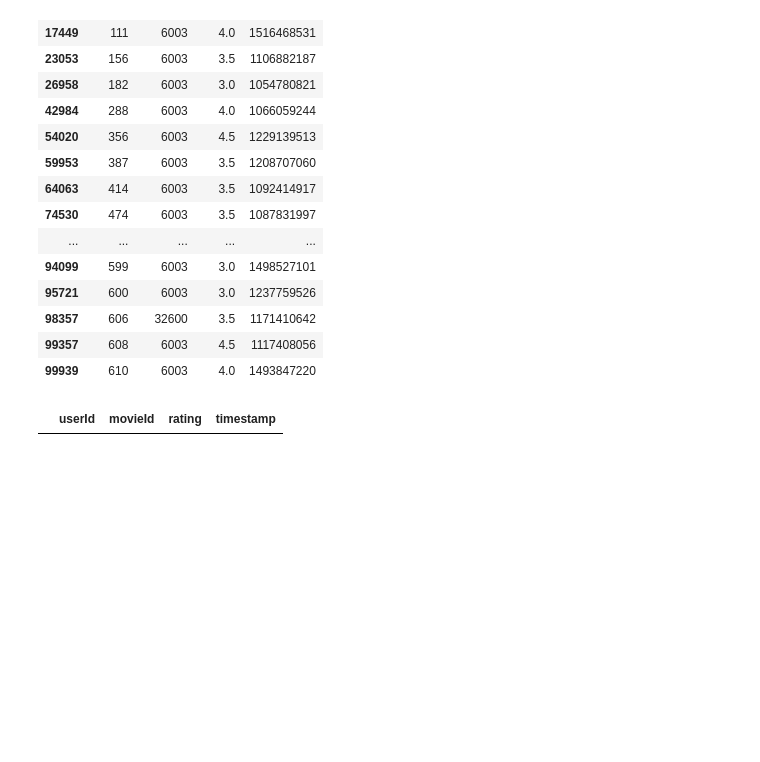
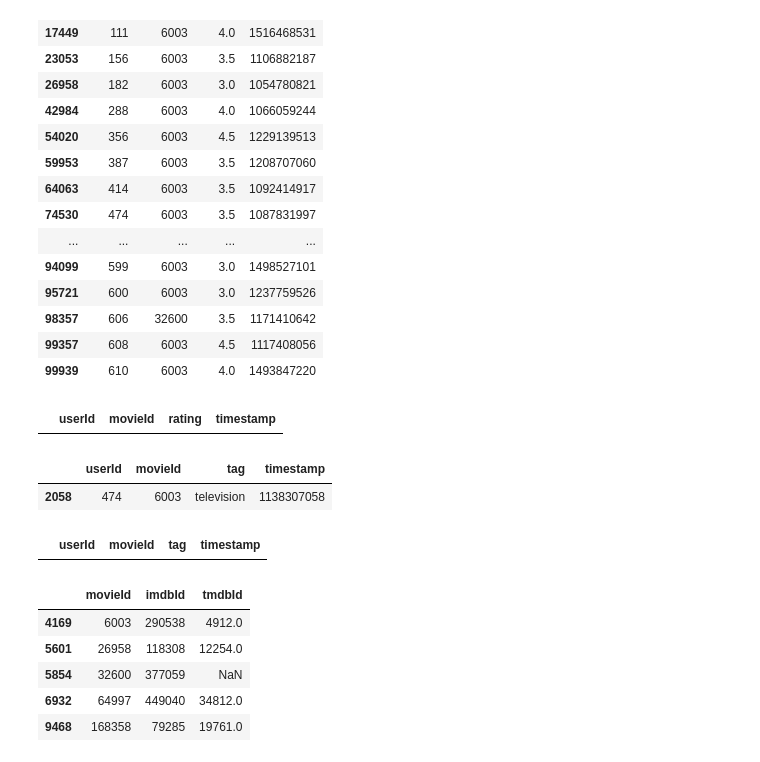
Before and after one commit to basamg912/item_based-recommendation-system, a Jupyter notebook: notebooks/item_based_CF.ipynb, the cells around one changed output. Saved outputs shown, nothing was run; the diff lists cells and outputs as text; code cells hidden in the pictures; blank space fills up the shorter version.

```diff
--- a/notebooks/item_based_CF.ipynb
+++ b/notebooks/item_based_CF.ipynb
@@ -9,12 +9,14 @@ data_path = Path("../data")
 movie_path = f"{data_path}/movies.csv"
 rating_path = f"{data_path}/ratings.csv"
 tag_path = f"{data_path}/tags.csv"
+link_path = f"{data_path}/links.csv"
 # %%
 import pandas as pd
 
 movies_df = pd.read_csv(movie_path)
 ratings_df = pd.read_csv(rating_path)
 tags_df = pd.read_csv(tag_path)
+links_df = pd.read_csv(link_path)
 # %% [markdown]
 ## a) Null check
 # %%
@@ -278,3 +282,24 @@ ratings_df['movieId'] = ratings_refine
 ratings_df[ratings_df['movieId'].isin(drop_movieId)]
 # %% [output]
 |  | userId | movieId | rating | timestamp |
+# %%
+tags_df[tags_df['movieId'].isin(drop_movieId)]
+# %% [output]
+|  | userId | movieId | tag | timestamp |
+| 2058 | 474 | 6003 | television | 1138307058 |
+# %%
+tags_refine = tags_df['movieId'].map(mapping_dict)
+tags_refine.fillna(tags_df['movieId'])
+tags_df['movieId'] = tags_refine
+tags_df[tags_df['movieId'].isin(drop_movieId)]
+# %% [output]
+|  | userId | movieId | tag | timestamp |
+# %%
+links_df[links_df['movieId'].isin(drop_movieId)]
+# %% [output]
+|  | movieId | imdbId | tmdbId |
+| 4169 | 6003 | 290538 | 4912.0 |
+| 5601 | 26958 | 118308 | 12254.0 |
+| 5854 | 32600 | 377059 | NaN |
+| 6932 | 64997 | 449040 | 34812.0 |
+| 9468 | 168358 | 79285 | 19761.0 |
```
Also changed, not shown: parts of 18 cells of this notebook, 2 other files.
